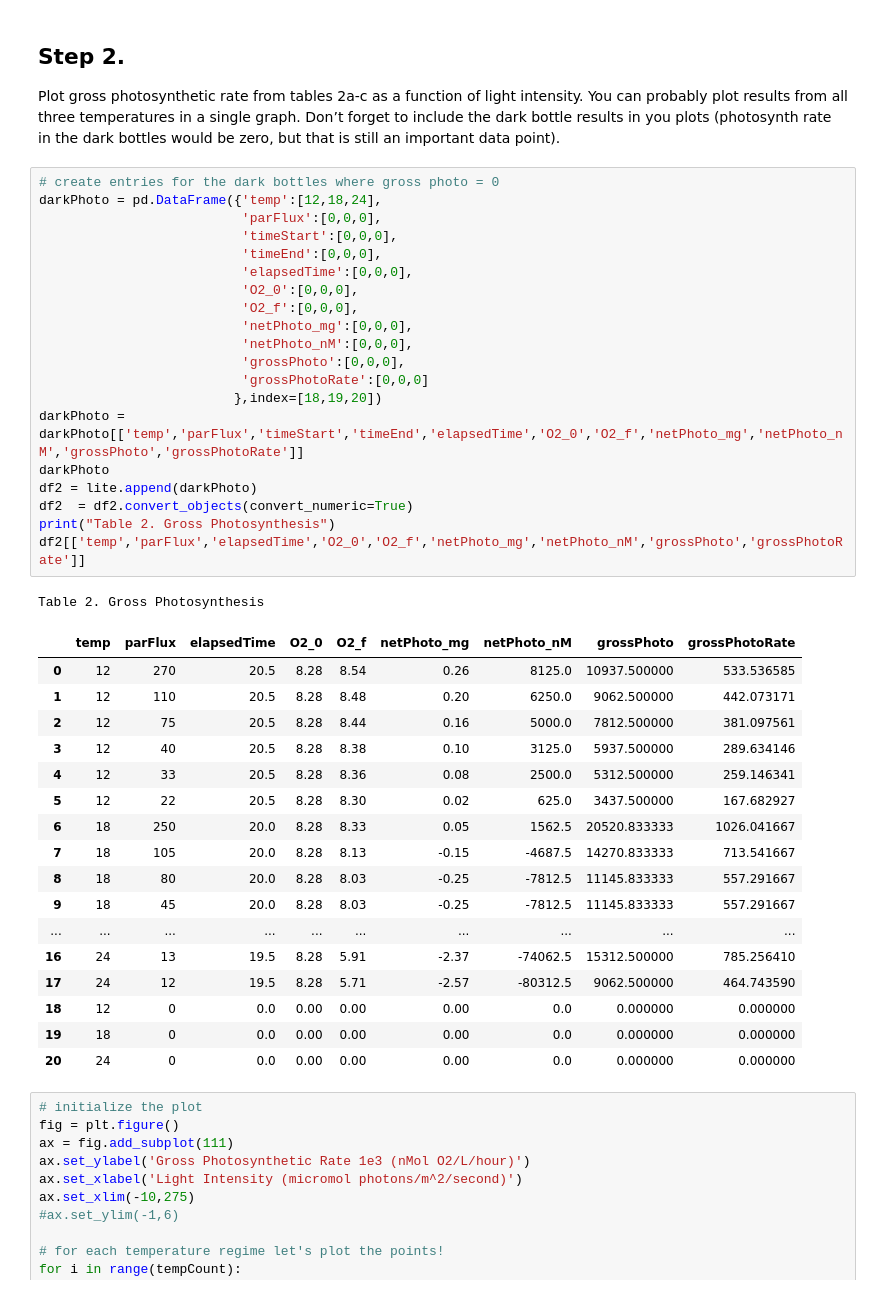
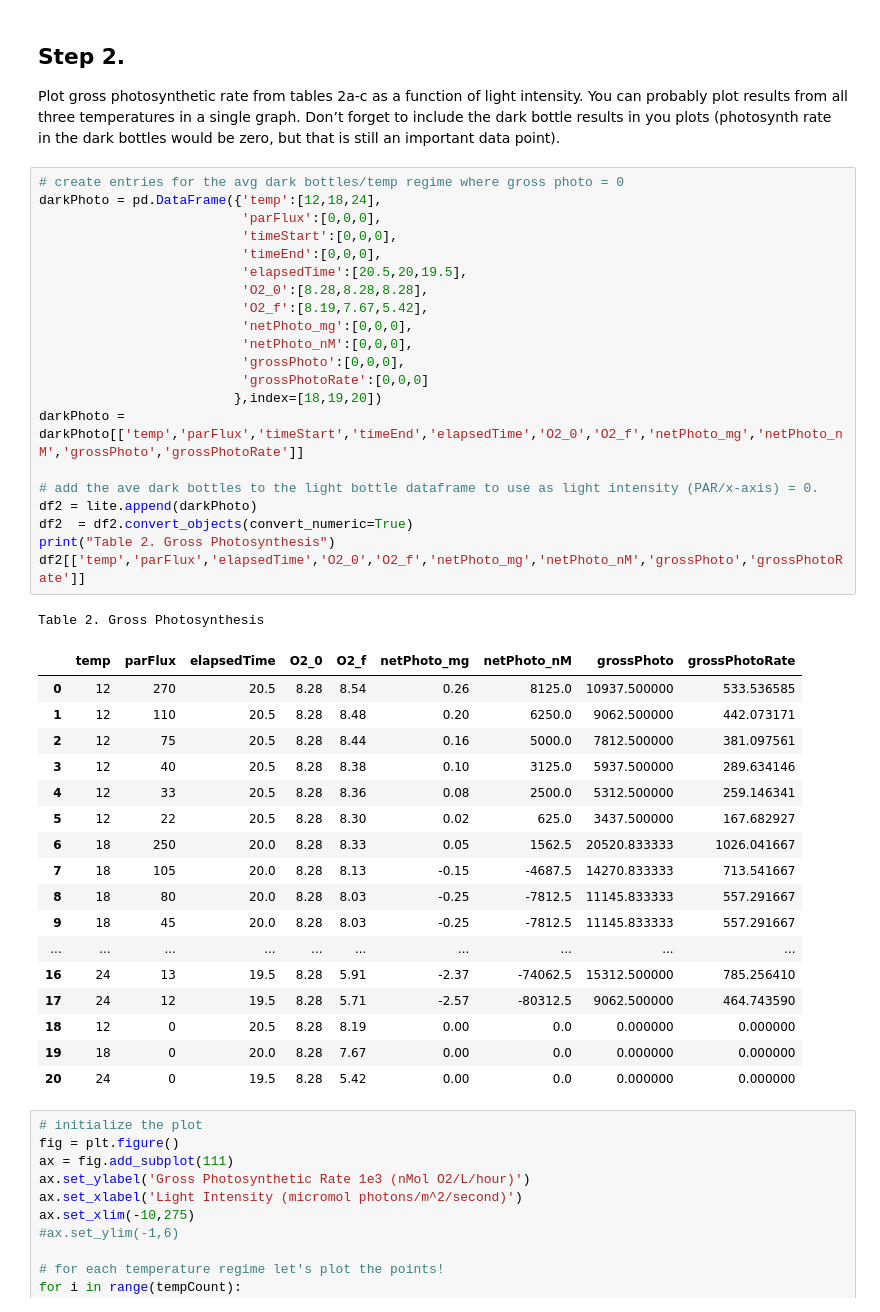
Before and after one commit to yinleon/biological-oceanography, a Jupyter notebook: light_dark_exp.ipynb, the cells around one changed output. Saved outputs shown, nothing was run; the diff lists cells and outputs as text.

```diff
--- a/light_dark_exp.ipynb
+++ b/light_dark_exp.ipynb
@@ -100,44 +102,45 @@ Table 1b. Light Reaction Bottles
 ## Step 2.
 Plot gross photosynthetic rate from tables 2a-c as a function of light intensity. You can probably plot results from all three temperatures in a single graph. Don’t forget to include the dark bottle results in you plots (photosynth rate in the dark bottles would be zero, but that is still an important data point).
 # %%
-# create entries for the dark bottles where gross photo = 0
+# create entries for the avg dark bottles/temp regime where gross photo = 0
 darkPhoto = pd.DataFrame({'temp':[12,18,24],
                           'parFlux':[0,0,0],
                           'timeStart':[0,0,0],
                           'timeEnd':[0,0,0],
-                          'elapsedTime':[0,0,0],
-                          'O2_0':[0,0,0],
-                          'O2_f':[0,0,0],
+                          'elapsedTime':[20.5,20,19.5],
+                          'O2_0':[8.28,8.28,8.28],
+                          'O2_f':[8.19,7.67,5.42],
                           'netPhoto_mg':[0,0,0],
                           'netPhoto_nM':[0,0,0],
                           'grossPhoto':[0,0,0],
                           'grossPhotoRate':[0,0,0]
                          },index=[18,19,20])
 darkPhoto = darkPhoto[['temp','parFlux','timeStart','timeEnd','elapsedTime','O2_0','O2_f','netPhoto_mg','netPhoto_nM','grossPhoto','grossPhotoRate']]
-darkPhoto
+
+# add the ave dark bottles to the light bottle dataframe to use as light intensity (PAR/x-axis) = 0.
 df2 = lite.append(darkPhoto)
 df2  = df2.convert_objects(convert_numeric=True)
 print("Table 2. Gross Photosynthesis")
 df2[['temp','parFlux','elapsedTime','O2_0','O2_f','netPhoto_mg','netPhoto_nM','grossPhoto','grossPhotoRate']]
 # %% [output]
 Table 2. Gross Photosynthesis
 |  | temp | parFlux | elapsedTime | O2_0 | O2_f | netPhoto_mg | netPhoto_nM | grossPhoto | grossPhotoRate |
 | 0 | 12 | 270 | 20.5 | 8.28 | 8.54 | 0.26 | 8125.0 | 10937.500000 | 533.536585 |
 | 1 | 12 | 110 | 20.5 | 8.28 | 8.48 | 0.20 | 6250.0 | 9062.500000 | 442.073171 |
 | 2 | 12 | 75 | 20.5 | 8.28 | 8.44 | 0.16 | 5000.0 | 7812.500000 | 381.097561 |
 | 3 | 12 | 40 | 20.5 | 8.28 | 8.38 | 0.10 | 3125.0 | 5937.500000 | 289.634146 |
 | 4 | 12 | 33 | 20.5 | 8.28 | 8.36 | 0.08 | 2500.0 | 5312.500000 | 259.146341 |
 | 5 | 12 | 22 | 20.5 | 8.28 | 8.30 | 0.02 | 625.0 | 3437.500000 | 167.682927 |
 | 6 | 18 | 250 | 20.0 | 8.28 | 8.33 | 0.05 | 1562.5 | 20520.833333 | 1026.041667 |
 | 7 | 18 | 105 | 20.0 | 8.28 | 8.13 | -0.15 | -4687.5 | 14270.833333 | 713.541667 |
 | 8 | 18 | 80 | 20.0 | 8.28 | 8.03 | -0.25 | -7812.5 | 11145.833333 | 557.291667 |
 | 9 | 18 | 45 | 20.0 | 8.28 | 8.03 | -0.25 | -7812.5 | 11145.833333 | 557.291667 |
 | ... | ... | ... | ... | ... | ... | ... | ... | ... | ... |
 | 16 | 24 | 13 | 19.5 | 8.28 | 5.91 | -2.37 | -74062.5 | 15312.500000 | 785.256410 |
 | 17 | 24 | 12 | 19.5 | 8.28 | 5.71 | -2.57 | -80312.5 | 9062.500000 | 464.743590 |
-| 18 | 12 | 0 | 0.0 | 0.00 | 0.00 | 0.00 | 0.0 | 0.000000 | 0.000000 |
-| 19 | 18 | 0 | 0.0 | 0.00 | 0.00 | 0.00 | 0.0 | 0.000000 | 0.000000 |
-| 20 | 24 | 0 | 0.0 | 0.00 | 0.00 | 0.00 | 0.0 | 0.000000 | 0.000000 |
+| 18 | 12 | 0 | 20.5 | 8.28 | 8.19 | 0.00 | 0.0 | 0.000000 | 0.000000 |
+| 19 | 18 | 0 | 20.0 | 8.28 | 7.67 | 0.00 | 0.0 | 0.000000 | 0.000000 |
+| 20 | 24 | 0 | 19.5 | 8.28 | 5.42 | 0.00 | 0.0 | 0.000000 | 0.000000 |
 # %%
 # initialize the plot
 fig = plt.figure()
```
Also changed, not shown: parts of 6 cells of this notebook.
